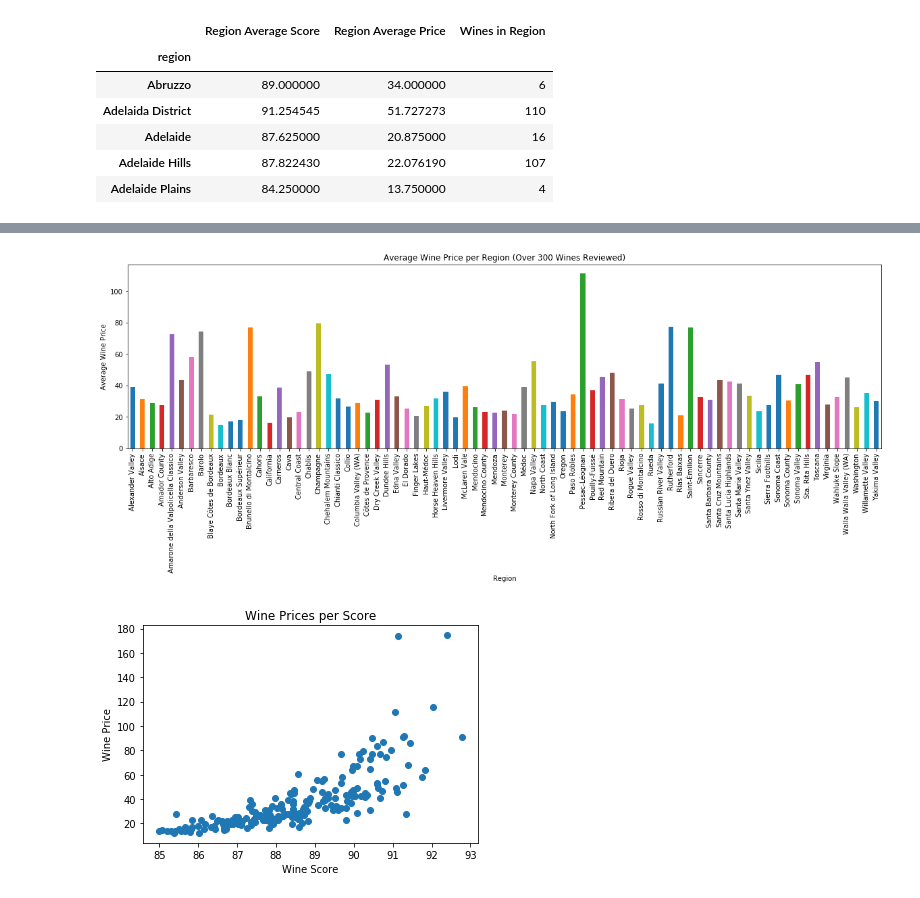
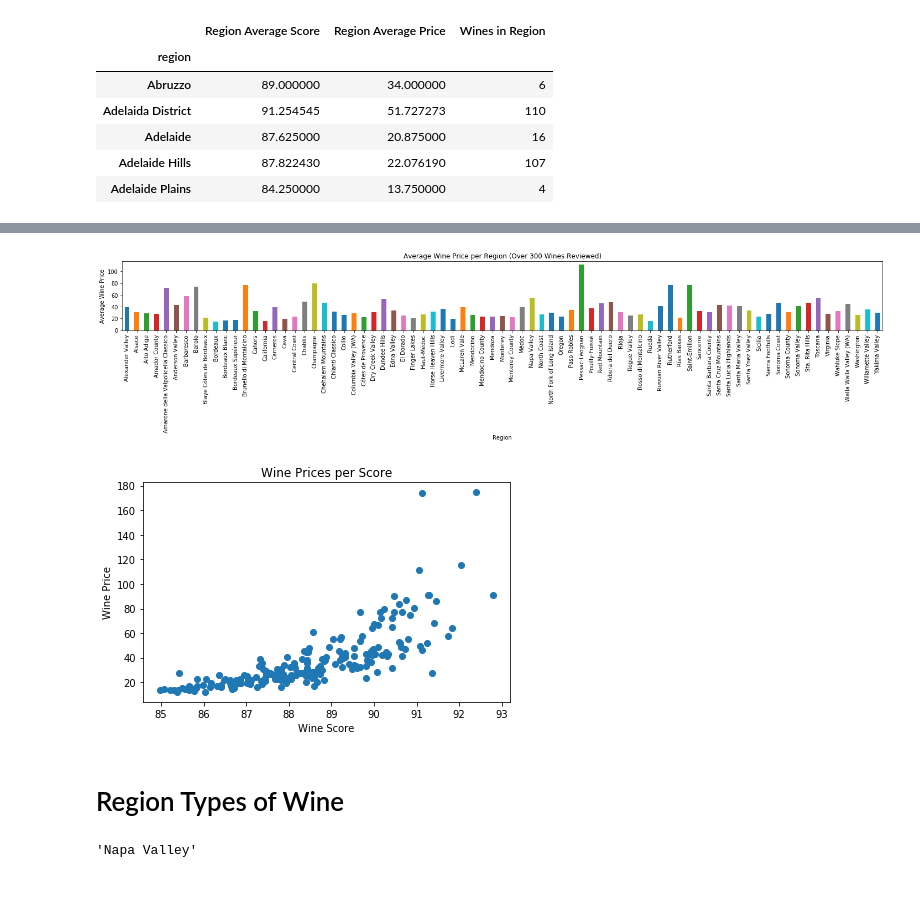
Before and after one commit to vittalsiddaiah/FantasticFive, a Jupyter notebook: Project/Notebooks/JacobRegionAnalysis.ipynb, the cells around one changed output, grey strips where cells are left out. Drawn from its saved outputs; the diff is of its cells as text; code cells hidden in the pictures.

Commit message:
Type of wine in region analysis

```diff
--- a/Project/Notebooks/JacobRegionAnalysis.ipynb
+++ b/Project/Notebooks/JacobRegionAnalysis.ipynb
@@ -96,20 +97,29 @@ plt.show()
 # %%
 #Plot Prices
-region_df_300.plot.bar(x='region',y='Region Average Price',figsize=(20,5),legend=False)
+region_df_300.plot.bar(x='region',y='Region Average Price',figsize=(20,5),legend=False,rot=90)
 plt.xlabel('Region')
 plt.ylabel('Average Wine Price')
 plt.title('Average Wine Price per Region (Over 300 Wines Reviewed)')
+plt.tight_layout()
 plt.savefig('Average_Wine_Prices.png')
 plt.show()
 # %% [output]
-[figure, old version]
+[figure, new version]
 # %%
 #Create scatter plot to show trend
 plt.scatter(region_df_100['Region Average Score'],region_df_100['Region Average Price'])
 plt.xlabel('Wine Score')
 plt.ylabel('Wine Price')
 plt.title('Wine Prices per Score')
+plt.tight_layout()
 plt.savefig('Price_vs_Scores.png')
 plt.show()
 # %% [output]
-[figure, old version]
+[figure, new version]
+# %% [markdown]
+# Region Types of Wine
+# %%
+#Find largest region to analyze
+largest_region = region_df['Wines in Region'].idxmax()
+# %% [output]
+'Napa Valley'
```
Also changed, not shown: parts of 5 cells of this notebook, 4 other files.
